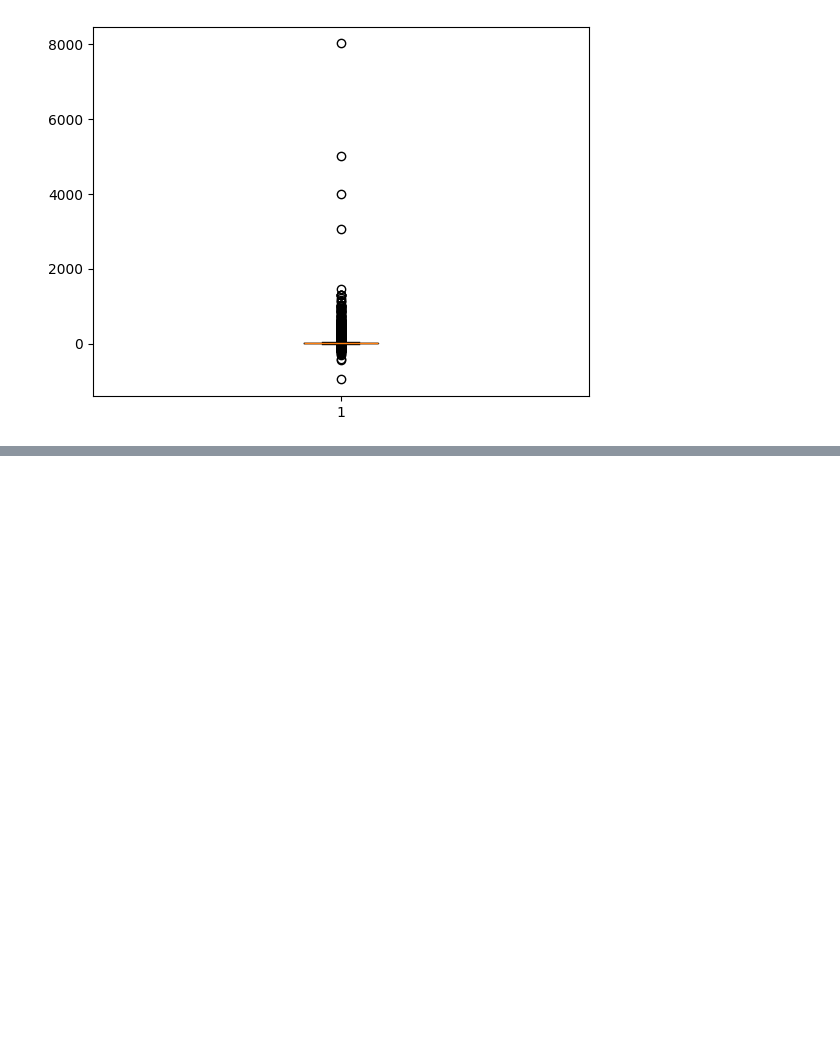
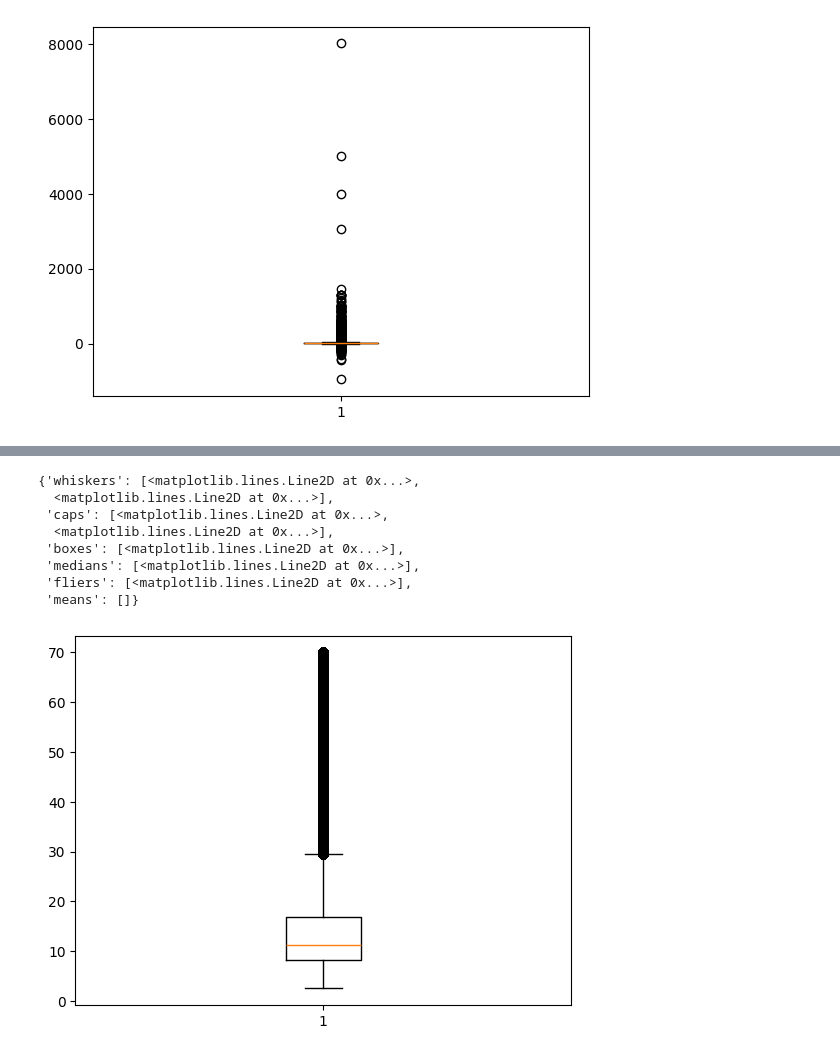
Before and after one commit to viniciuscdemelo/nyc-taxi-data-analysis, a Jupyter notebook: notebooks/01-eda-nyc-taxi.ipynb, the cells around one changed output, grey strips where cells are left out. Cells and saved outputs as stored; diff of their text form; code cells hidden in the pictures; blank space fills up the shorter version.

```diff
--- a/notebooks/01-eda-nyc-taxi.ipynb
+++ b/notebooks/01-eda-nyc-taxi.ipynb
@@ -205,0 +335,24 @@ plt.boxplot(df["total_amount"])
+# %%
+# Contar cada tipo de problema
+negativos_count = len(df[df['total_amount'] < 0])
+zeros_count = len(df[df['total_amount'] == 0])
+abaixo_minimo_count = len(df[(df['total_amount'] > 0) & (df['total_amount'] < 2.50)])
+
+print(f" Problemas Identificados:")
+print(f"   Valores negativos: {negativos_count:,}")
+print(f"   Valores zero: {zeros_count:,}")
+print(f"   Abaixo da tarifa mínima ($2.50): {abaixo_minimo_count:,}")
+print(f"   Total de problemas: {negativos_count + zeros_count + abaixo_minimo_count:,}")
+
+# REMOVER valores inválidos
+# Opção: manter apenas valores >= $2.50 (tarifa mínima em NYC)
+df = df[df['total_amount'] >= 2.50]
+
+
+
+# Verificar estatísticas após limpeza
+print(f"\n Novas Estatísticas de 'total_amount':")
+print(f"   Mínimo: ${df['total_amount'].min():.2f}")
+print(f"   Máximo: ${df['total_amount'].max():.2f}")
+print(f"   Média: ${df['total_amount'].mean():.2f}")
+print(f"   Mediana: ${df['total_amount'].median():.2f}")
@@ -205,0 +395,12 @@ plt.boxplot(df["total_amount"])
+# %%
+plt.boxplot(df["total_amount"])
+# %% [output]
+{'whiskers': [<matplotlib.lines.Line2D at 0x...>,
+  <matplotlib.lines.Line2D at 0x...>],
+ 'caps': [<matplotlib.lines.Line2D at 0x...>,
+  <matplotlib.lines.Line2D at 0x...>],
+ 'boxes': [<matplotlib.lines.Line2D at 0x...>],
+ 'medians': [<matplotlib.lines.Line2D at 0x...>],
+ 'fliers': [<matplotlib.lines.Line2D at 0x...>],
+ 'means': []}
+[figure, added]
```
Also changed, not shown: parts of 15 cells of this notebook, 3 other files.
